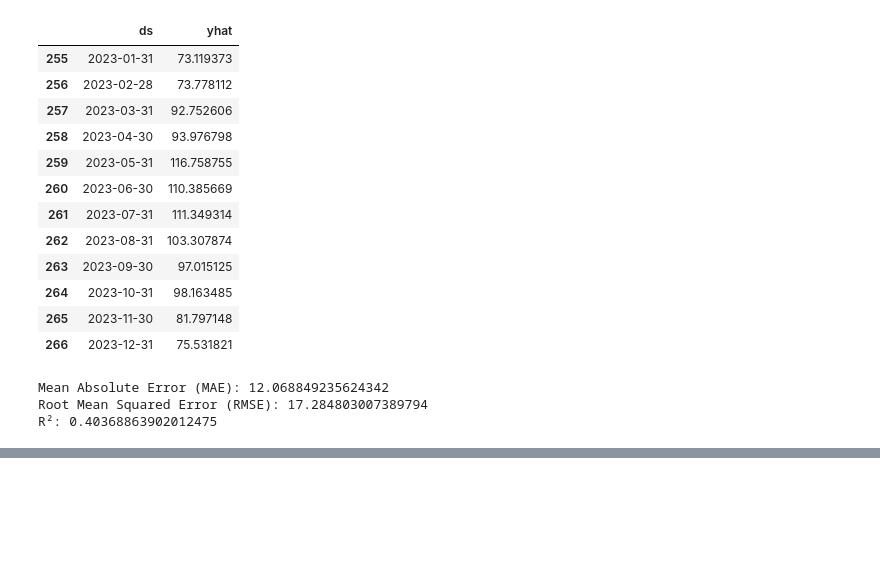
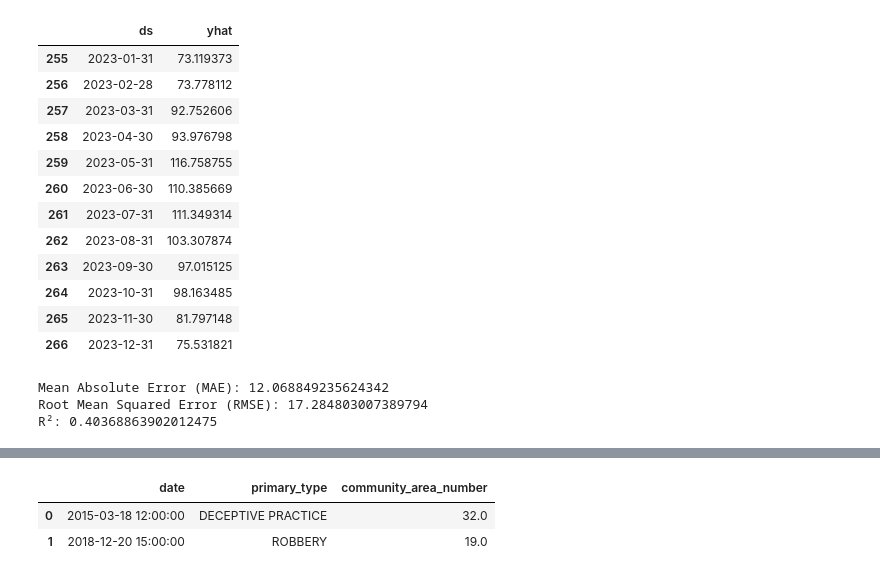
Before and after one commit to mlouarra/Chicago_Crime, a Jupyter notebook: notebooks/prediction.ipynb, the cells around one changed output, grey strips where cells are left out. Saved outputs shown, nothing was run; the diff lists cells and outputs as text; code cells hidden in the pictures; blank space fills up the shorter version.

```diff
--- a/notebooks/prediction.ipynb
+++ b/notebooks/prediction.ipynb
@@ -110,3 +132,14 @@ obj_predict.model_visualization(df_train, df_test, predictions)
 # %% [output]
 [interactive output not drawn]
 [interactive output not drawn]
+# %%
+df_crime = pd.DataFrame({
+        'date': pd.to_datetime(['2015-03-18 12:00:00', '2018-12-20 15:00:00']),
+        'primary_type': ['DECEPTIVE PRACTICE', 'ROBBERY'],
+        'community_area_number': [32.0, 19.0]    })
+# %%
+df_crime
+# %% [output]
+|  | date | primary_type | community_area_number |
+| 0 | 2015-03-18 12:00:00 | DECEPTIVE PRACTICE | 32.0 |
+| 1 | 2018-12-20 15:00:00 | ROBBERY | 19.0 |
```
Also changed, not shown: parts of 5 cells of this notebook, 5 other files.
